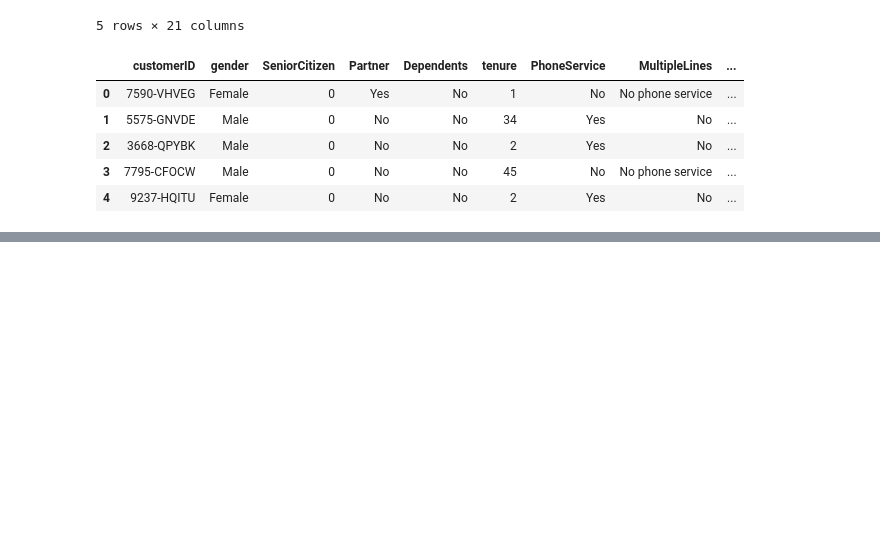
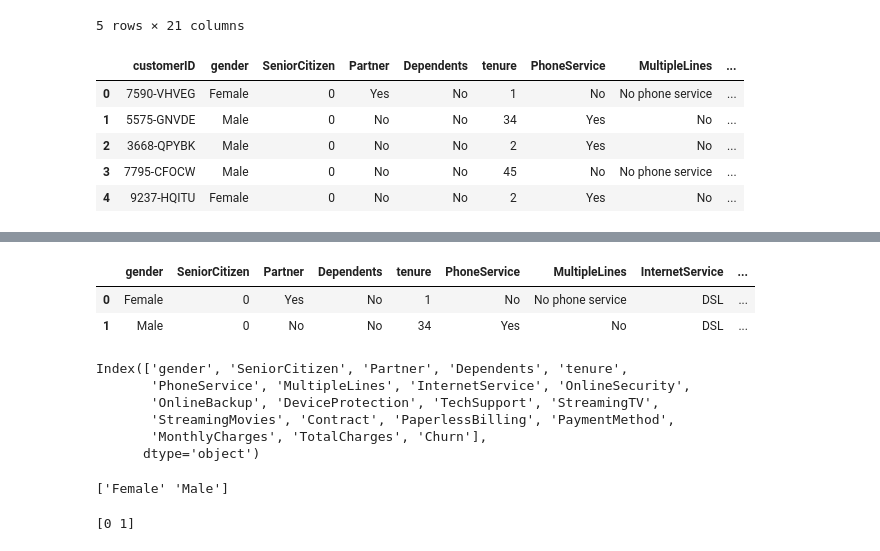
Before and after one commit to NgocAnhNguyen-0601/Customer-Churn, a Jupyter notebook: Customer_Churn_Forecast.ipynb, the cells around one changed output, grey strips where cells are left out. Cells and saved outputs as stored; diff of their text form; code cells hidden in the pictures; blank space fills up the shorter version.

```diff
--- a/Customer_Churn_Forecast.ipynb
+++ b/Customer_Churn_Forecast.ipynb
@@ -20,5 +38,5 @@ import pickle
 # %%
-df = pd.read_csv("/content/WA_Fn-UseC_-Telco-Customer-Churn.csv")
+df = pd.read_csv("WA_Fn-UseC_-Telco-Customer-Churn.csv")
 # %%
 df.shape
 # %% [output]
@@ -46,0 +85,26 @@ df.head(5)
+# %%
+## Drop customerID column as this is not required for modelling
+df = df.drop(columns=['customerID'])
+# %%
+df.head(2)
+# %% [output]
+|  | gender | SeniorCitizen | Partner | Dependents | tenure | PhoneService | MultipleLines | InternetService | ... |
+| 0 | Female | 0 | Yes | No | 1 | No | No phone service | DSL | ... |
+| 1 | Male | 0 | No | No | 34 | Yes | No | DSL | ... |
+# %%
+df.columns
+# %% [output]
+Index(['gender', 'SeniorCitizen', 'Partner', 'Dependents', 'tenure',
+       'PhoneService', 'MultipleLines', 'InternetService', 'OnlineSecurity',
+       'OnlineBackup', 'DeviceProtection', 'TechSupport', 'StreamingTV',
+       'StreamingMovies', 'Contract', 'PaperlessBilling', 'PaymentMethod',
+       'MonthlyCharges', 'TotalCharges', 'Churn'],
+      dtype='object')
+# %%
+print(df["gender"].unique())
+# %% [output]
+['Female' 'Male']
+# %%
+print(df["SeniorCitizen"].unique())
+# %% [output]
+[0 1]
```
Also changed, not shown: parts of 6 cells of this notebook.
